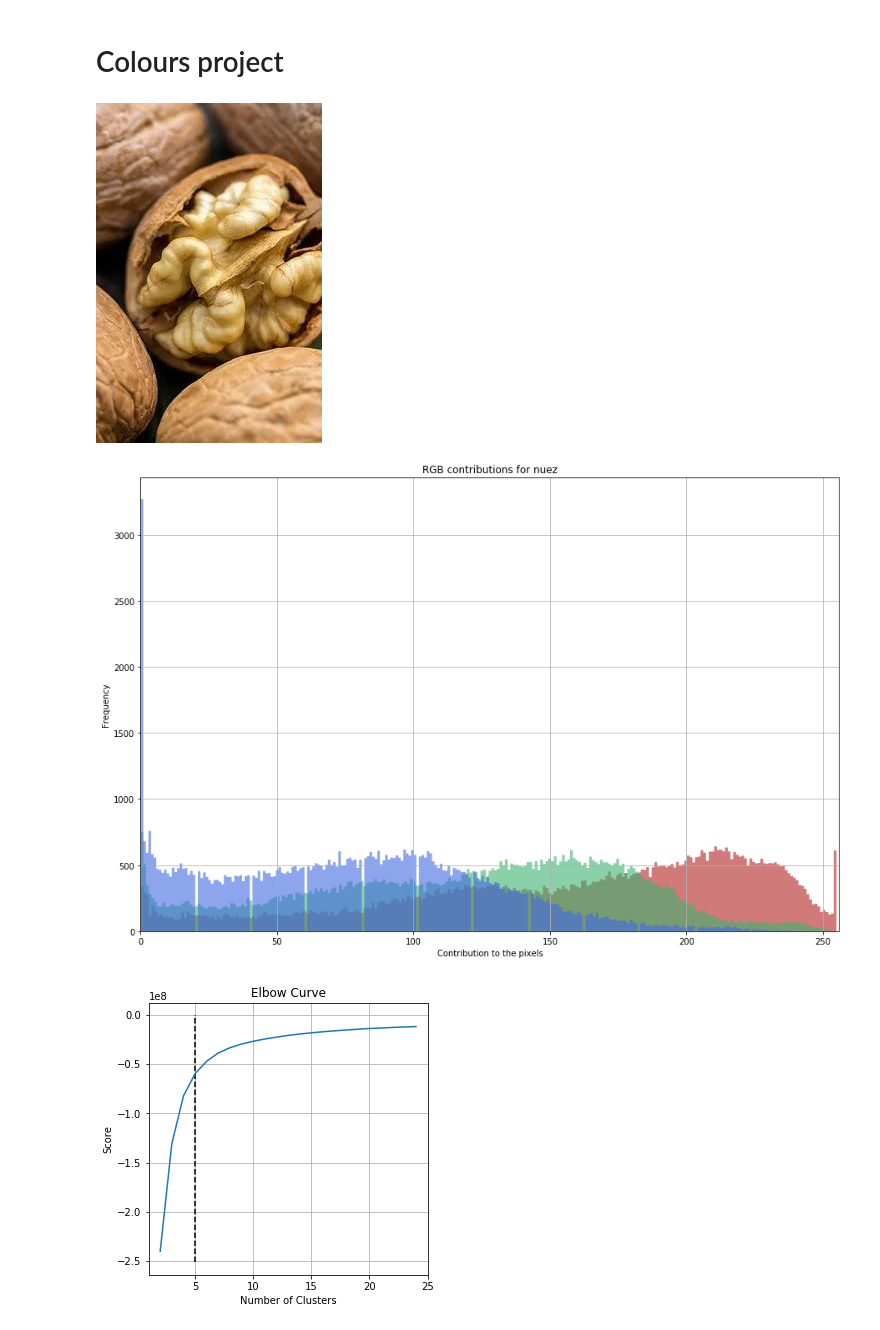
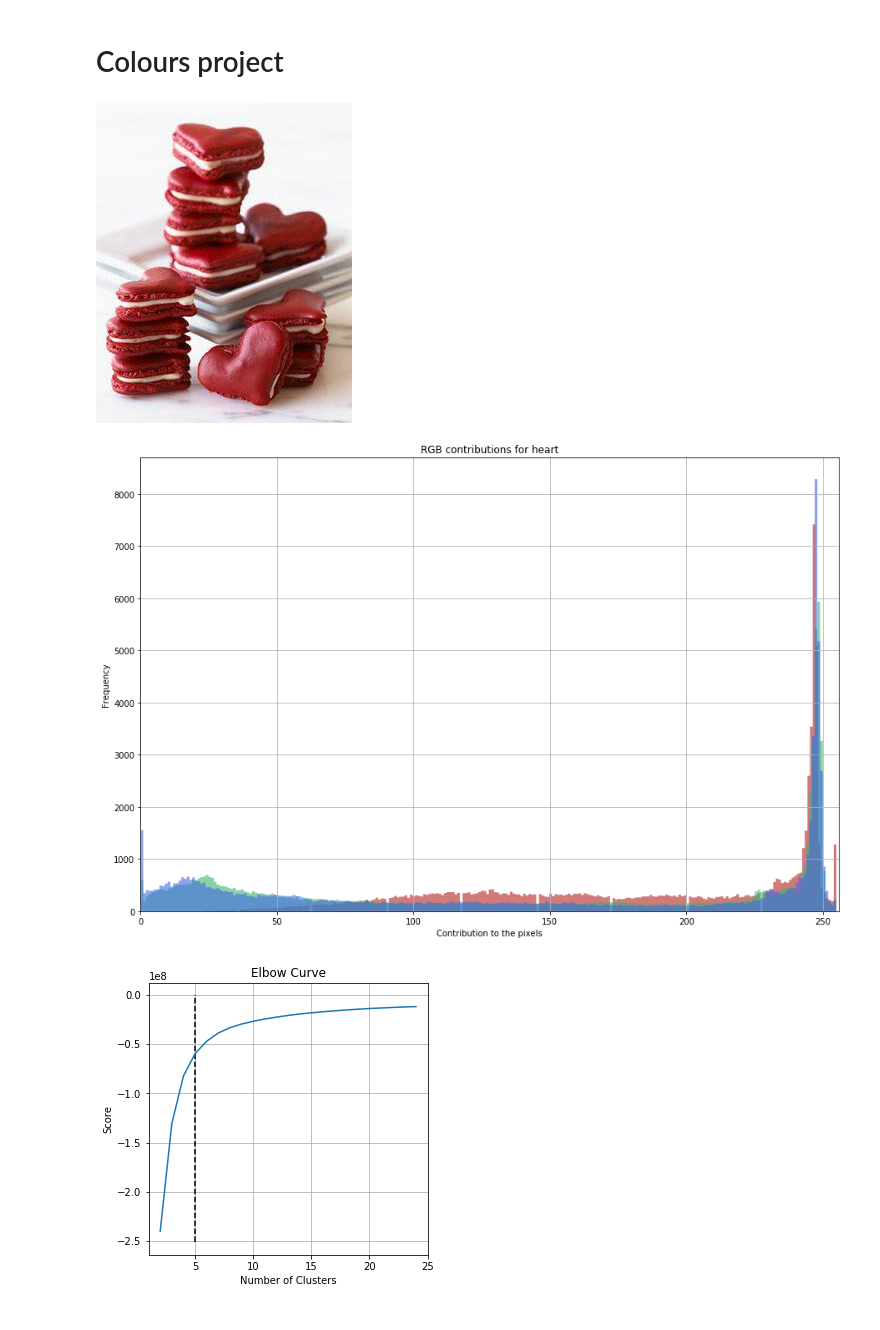
Before and after one commit to mercedesabril/Colour-Clustering, a Jupyter notebook: colours.ipynb, the cells around one changed output. Saved outputs shown, nothing was run; the diff lists cells and outputs as text; code cells hidden in the pictures.

Commit message:
Some modifications in the color analysis program

```diff
--- a/colours.ipynb
+++ b/colours.ipynb
@@ -204,26 +99,3 @@ def ColorClusteringSKlearn(pixel_values, clusters):
     labels = kmeans.predict(X)
 
     return(centroids, labels)
-# %%
-class ImageAnalizer(object):
-
-    def __init__(self, path):
-        self.path = path
-        self.name = path.split('/')[1].split(".", 1)[0]
-        self.img = Image.open(path)
-        self.pix = self.img.load()
-        self.size = self.img.size
-        self.total_pixels = self.size[0]*self.size[1]
-        self.pixel_values = list(self.img.getdata())
-        self.colors = np.NaN
-        self.pixel_label = np.NaN
-
-    def RGB_graph(self):
-        return(RGB_histogram(self.pixel_values, self.name))
-
-    def RGB_composite(self):
-         return(RGB_image(self.pixel_values, 'RGB_composite_' + self.name, self.img, self.size))
-
-    def Color_palette(self, num_clusters):
-        self.colors, self.pixel_label = ColorClusteringSKlearn(self.pixel_values, num_clusters)
-        return(colors_plot(self.colors, self.size, self.img, self.name, self.pixel_label))
@@ -230,6 +256,6 @@ class ImageAnalizer(object):
 # %%
-Imagen = ImageAnalizer("Imgs_done/nuez.jpg")
+Imagen = ImageAnalizer("Imgs_done/heart.jpg")
 Imagen.img
 # %% [output]
-[figure, old version]
+[figure, new version]
 # %%
@@ -237,7 +263,7 @@ Imagen.RGB_composite()
 # %%
-Imagen.RGB_graph()
+Imagen.rgb_histogram()
 # %% [output]
-[figure, old version]
+[figure, new version]
 # %%
 maxclusters = 25
 clusters = ElbowCurve(2, maxclusters, Imagen.pixel_values)
```
Also changed, not shown: parts of 15 cells of this notebook, 10 other files.
